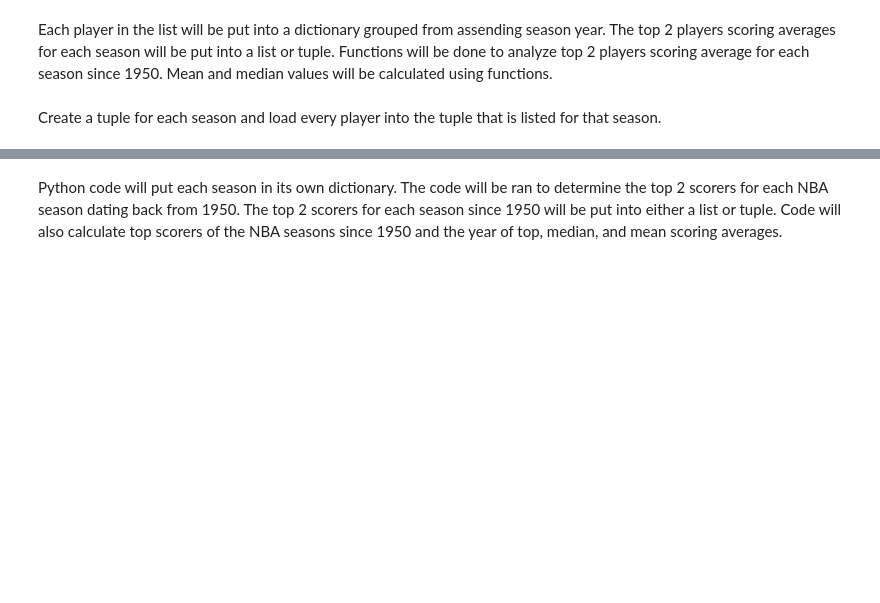
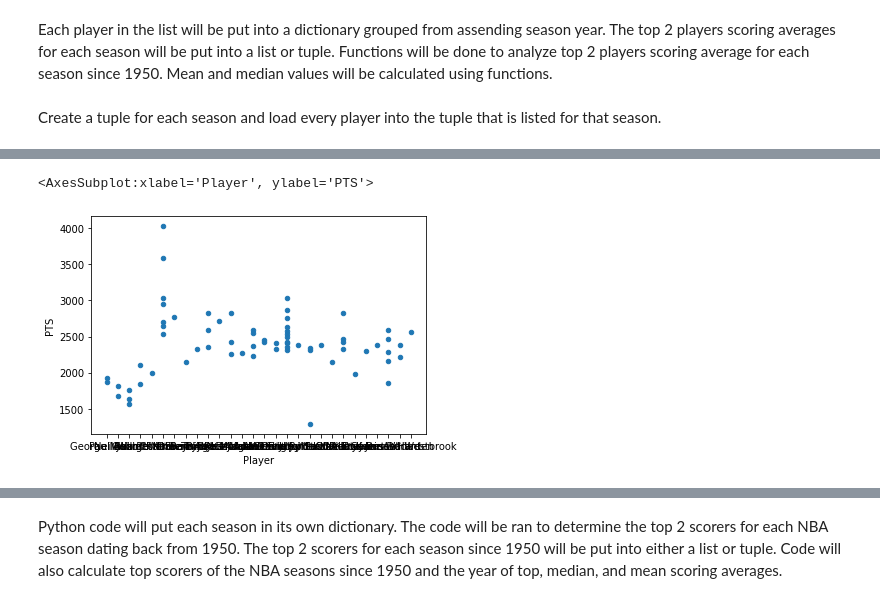
Before and after one commit to timothy7walker/NBA-s-Top-Scorers, a Jupyter notebook: TimothyWalkerNBAbackup.ipynb, the cells around one changed output, grey strips where cells are left out. Saved outputs shown, nothing was run; the diff lists cells and outputs as text; code cells hidden in the pictures; blank space fills up the shorter version.

```diff
--- a/TimothyWalkerNBAbackup.ipynb
+++ b/TimothyWalkerNBAbackup.ipynb
@@ -236,0 +234,10 @@ AttributeError: 'dict' object has no attribute 'groupby'
+# %%
+seasonTopScorer = []
+seasonTopScorer2 = []
+for year in range(1950,2018):
+    currentYear = seasonByYear.loc[seasonByYear['Year'] == year]
+    pointSort = currentYear.sort_values(by = 'PTS', ascending=False)
+    seasonTopScorer.append(pointSort.iloc[[0]])
+    seasonTopScorer2.append(pointSort.iloc[[1]])
+    print(pointSort.iloc[[0]])
+    print(pointSort.iloc[[1]])
@@ -236,0 +282,4 @@ AttributeError: 'dict' object has no attribute 'groupby'
+# %%
+seasonTopScorer
+topScorers = pd.concat(seasonTopScorer)
+topScorers
@@ -236,0 +300,12 @@ AttributeError: 'dict' object has no attribute 'groupby'
+# %%
+topScorers.plot.scatter(x='Player', y='PTS', rot=0)
+
+plt.figure(figsize=(8,5))
+sns.scatterplot(data=df,x='Player',y='PTS')
+plt.title(“NBA top Scorers 1950 - 2017”) #title
+plt.xlabel(“Season Year”) #x label
+plt.ylabel(“Points Scored”) #y label
+plt.show()
+# %% [output]
+<AxesSubplot:xlabel='Player', ylabel='PTS'>
+[figure, added]
```
Also changed, not shown: parts of 9 cells of this notebook, 1 other file.
